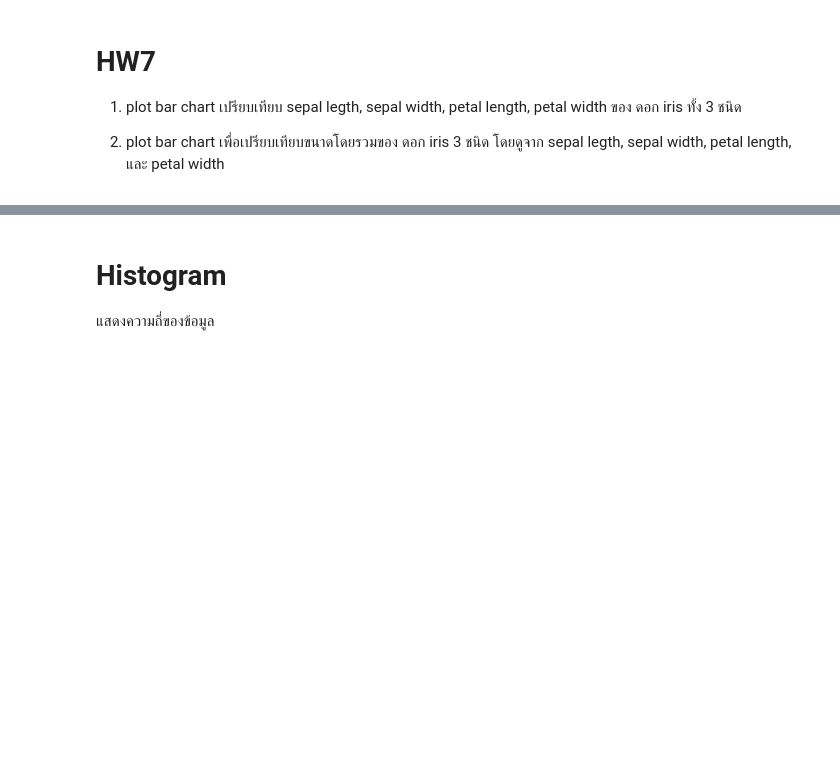
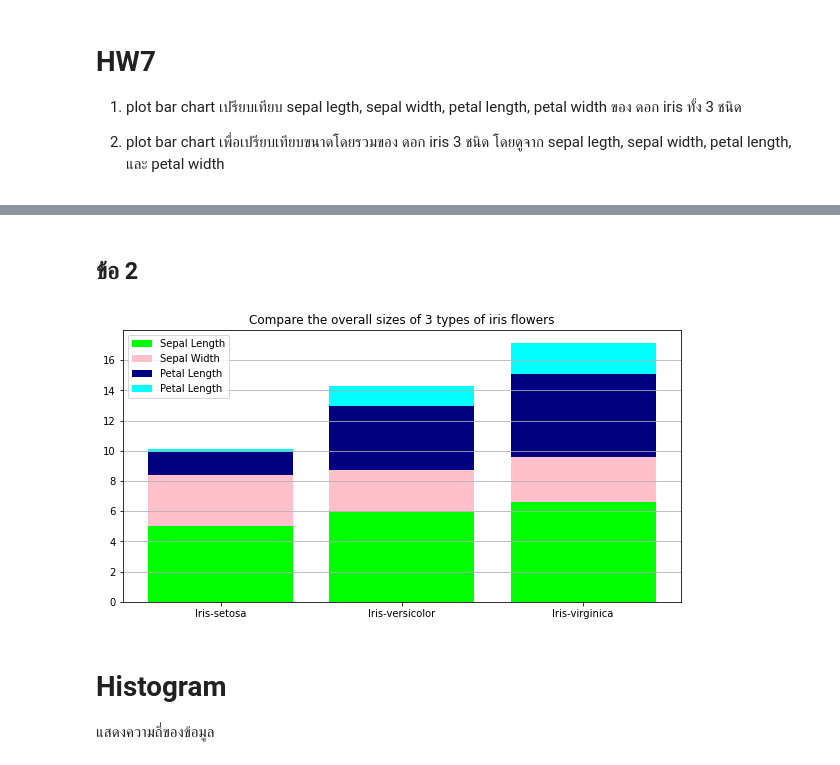
Before and after one commit to Jittiya/data_viz_2022, a Jupyter notebook: DataViz04_Data_Comparison.ipynb, the cells around one changed output, grey strips where cells are left out. Cells and saved outputs as stored; diff of their text form; code cells hidden in the pictures; blank space fills up the shorter version.

```diff
--- a/DataViz04_Data_Comparison.ipynb
+++ b/DataViz04_Data_Comparison.ipynb
@@ -290,3 +305,21 @@ plt.legend();
+# %% [markdown]
+## ข้อ 2
+# %%
+plt.subplots(figsize=(10,5))
+plt.bar([1,2,3],sample_data['SepalLength'],color='lime',label='Sepal Length')
+
+plt.bar([1,2,3],sample_data['SepalWidth'],bottom=sample_data['SepalLength'],color='pink',label='Sepal Width')
+
+plt.bar([1,2,3],sample_data['PetalLength'],bottom=sample_data['SepalLength']+sample_data['SepalWidth'],color='navy',label='Petal Length')
+
+plt.bar([1,2,3],sample_data['PetalWidth'],bottom=sample_data['SepalLength']+sample_data['SepalWidth']+sample_data['PetalLength'],color='aqua',label='Petal Length')
+
+plt.title('Compare the overall sizes of 3 types of iris flowers')
+plt.xticks([1,2,3], sample_data.reset_index()['Name'])
+plt.grid(True,axis='y')
+plt.legend();
+# %% [output]
+[figure, added]
 # %% [markdown]
 # Histogram
 
```
Also changed, not shown: parts of 2 cells of this notebook.
